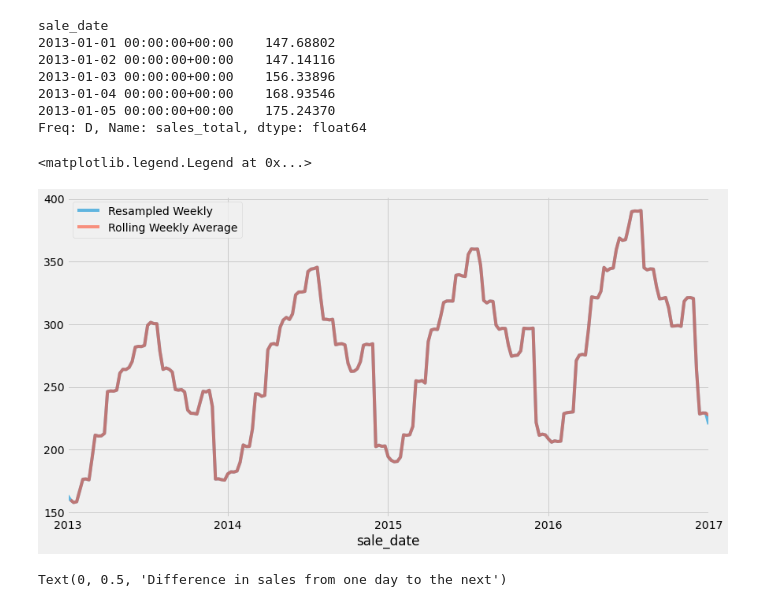
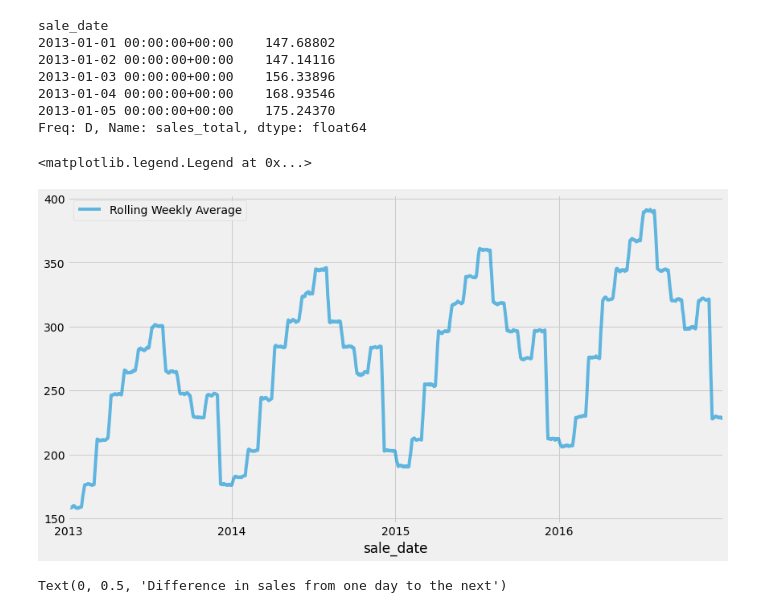
Before and after one commit to raycerna/time-series-exercises, a Jupyter notebook: explore.ipynb, the cells around one changed output. Saved outputs shown, nothing was run; the diff lists cells and outputs as text; code cells hidden in the pictures.

```diff
--- a/explore.ipynb
+++ b/explore.ipynb
@@ -130,12 +130,12 @@ sale_date
 2013-01-05 00:00:00+00:00    175.24370
 Freq: D, Name: sales_total, dtype: float64
 # %%
-# Plot the weekly average & the 7-day moving average. Compare the 2 plots.
+# Creating a rolling (moving) average of your data and visualize it.
 
-y.resample('W').mean().plot(label='Resampled Weekly', alpha=.6)
+#y.resample('W').mean().plot(label='Resampled Weekly', alpha=.6)
 y.rolling(7).mean().plot(label='Rolling Weekly Average', alpha=.6)
 plt.legend()
 # %% [output]
 <matplotlib.legend.Legend at 0x...>
-[figure, old version]
+[figure, new version]
 # %%
```
Also changed, not shown: parts of 5 cells of this notebook.
